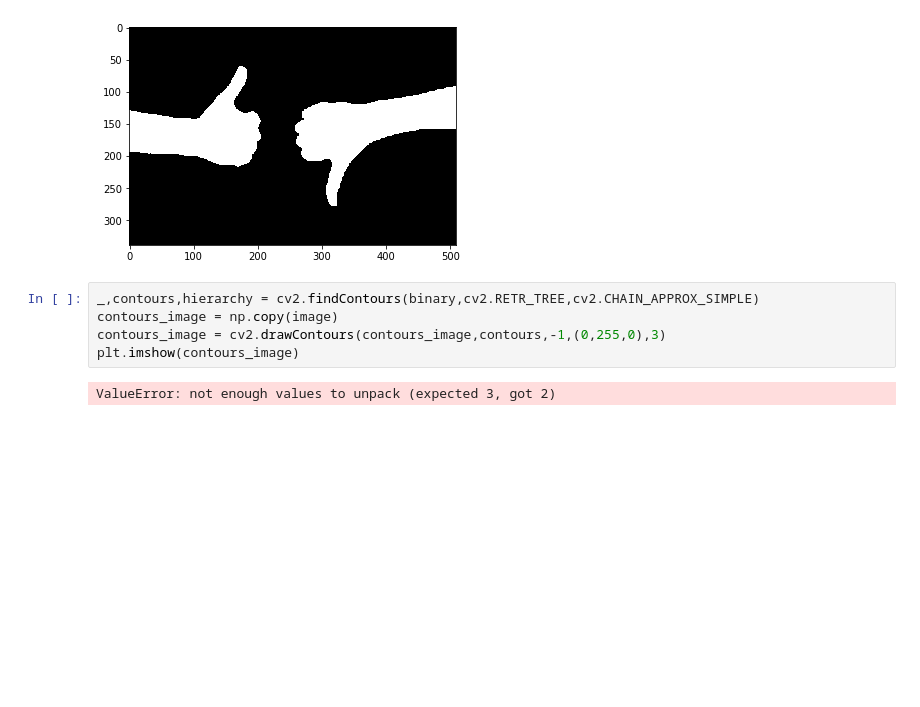
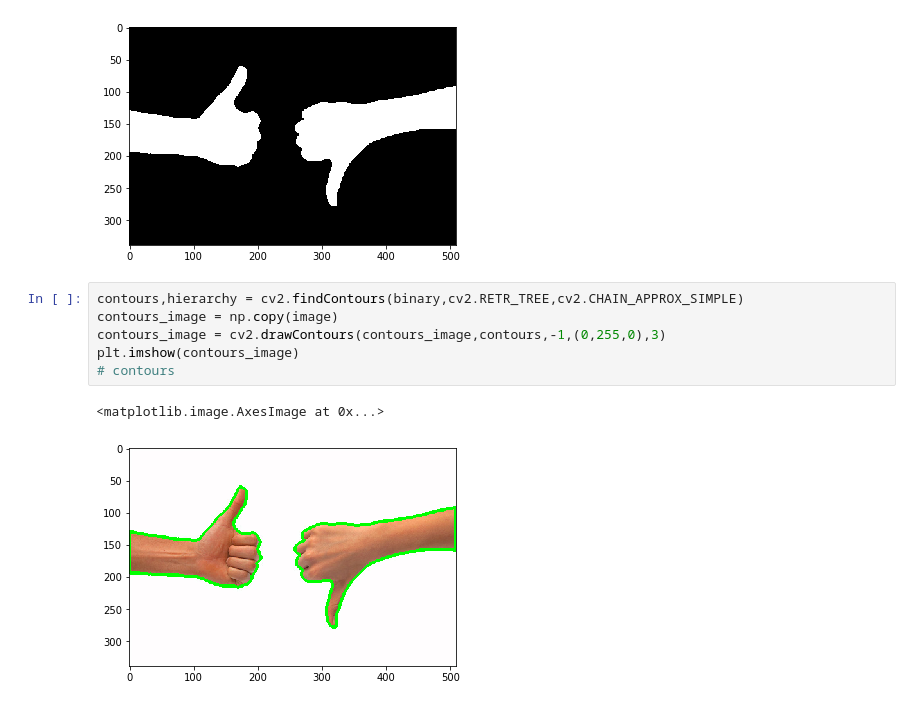
Before and after one commit to rj7shakya/computer_vision, a Jupyter notebook: cv_exercises/3 image seg/2 contours.ipynb, the cells around one changed output. Drawn from its saved outputs; the diff is of its cells as text; blank space fills up the shorter version.

```diff
--- a/cv_exercises/3 image seg/2 contours.ipynb
+++ b/cv_exercises/3 image seg/2 contours.ipynb
@@ -19,9 +19,11 @@ plt.imshow(binary,cmap='gray')
 <matplotlib.image.AxesImage at 0x...>
 [figure]
 # %%
-_,contours,hierarchy = cv2.findContours(binary,cv2.RETR_TREE,cv2.CHAIN_APPROX_SIMPLE)
+contours,hierarchy = cv2.findContours(binary,cv2.RETR_TREE,cv2.CHAIN_APPROX_SIMPLE)
 contours_image = np.copy(image)
 contours_image = cv2.drawContours(contours_image,contours,-1,(0,255,0),3)
 plt.imshow(contours_image)
+# contours
 # %% [output]
-ValueError: not enough values to unpack (expected 3, got 2)
+<matplotlib.image.AxesImage at 0x...>
+[figure, added]
```
Also changed, not shown: parts of 2 cells of this notebook, 1 other file.
